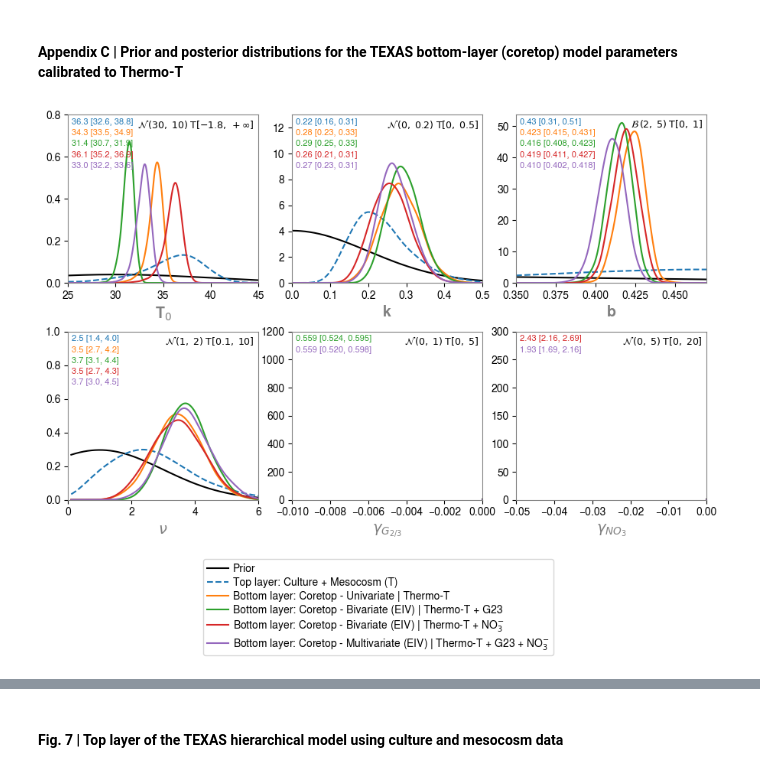
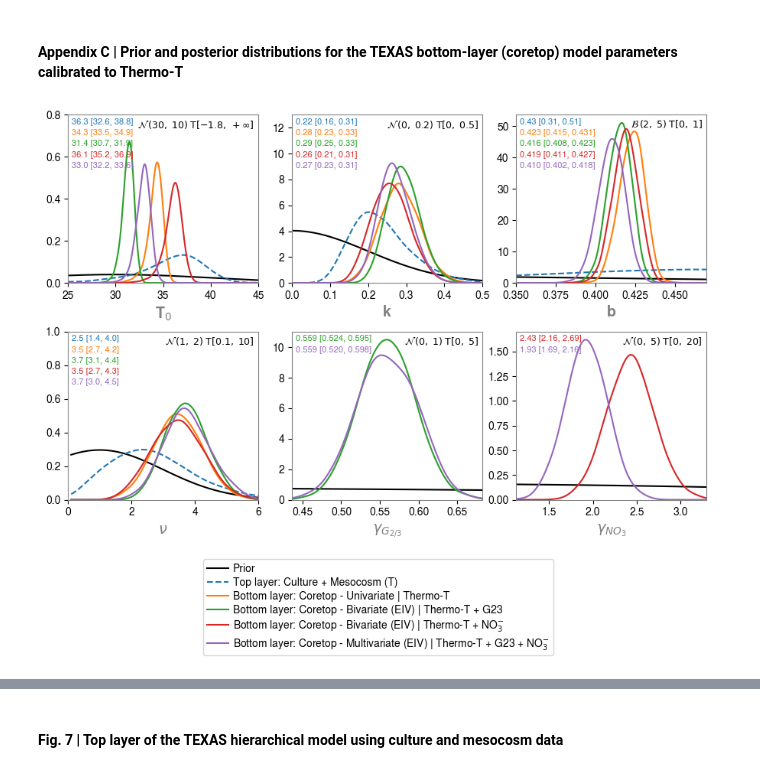
Before and after one commit to PaleoLipidRR/TEXAS, a Jupyter notebook: notebooks/manuscripts/SI_code02_boundedT_TEXAS_analysis.ipynb, the cells around one changed output, grey strips where cells are left out. Saved outputs shown, nothing was run; the diff lists cells and outputs as text; code cells hidden in the pictures.

```diff
--- a/notebooks/manuscripts/SI_code02_boundedT_TEXAS_analysis.ipynb
+++ b/notebooks/manuscripts/SI_code02_boundedT_TEXAS_analysis.ipynb
@@ -1265,38 +1265,38 @@ fig, axs = plot_prior_distributions(
 )
 
 axs[0,0].set_xlim(25,45)
 axs[0,0].set_ylim(0,0.8)
 axs[0,1].set_xlim(0,0.5)
 axs[0,1].set_ylim(0,13)
 axs[0,2].set_xlim(0.35,0.47)
 axs[1,0].set_xlim(0,6)
 axs[1,0].set_ylim(0,1)
-axs[1,1].set_xlim(-0.01,0)
-axs[1,1].set_ylim(0,1200)
-axs[1,2].set_xlim(-0.05,0)
-axs[1,2].set_ylim(0,300)
+# axs[1,1].set_xlim(-0.01,0)
+# axs[1,1].set_ylim(0,1200)
+# axs[1,2].set_xlim(-0.05,0)
+# axs[1,2].set_ylim(0,300)
 
 for ax in axs.flatten():
 
     ax.set_xlabel(ax.get_xlabel(), fontsize=14, color="gray", fontweight='bold')
     ax.set_ylabel(ax.get_ylabel(), fontsize=14, color="gray", fontweight='bold')
 
     # ax.set_xticklabels(ax.get_xticklabels(), fontsize=12, color="gray")
     # ax.set_yticklabels(ax.get_yticklabels(), fontsize=12, color="gray")
 
     ax.spines[:].set_color("gray")
 
 
     ax.grid(False)
     ax.set_ylim(bottom=0)
 
 # Later in notebook
 fig.savefig("posterior_check.png", dpi=300)
 fig.set_facecolor("white")  # or whatever you want
 fpath = f'{local_github_path}/figures/manuscript/finalized/main-text'
 fig.savefig(os.path.join(fpath,'AppendixC_thermoT_prior_distributions_boundedT.pdf'),dpi=300)
 # %% [output]
-[figure, old version]
+[figure, new version]
 # %%
 plot_culmeso_df = gridded_combined_df[gridded_combined_df['datatype'].isin(['culture','mesocosm'])].dropna(subset=['scaledRI','SST']).reset_index(drop=True)
 
```
Also changed, not shown: parts of 8 cells of this notebook.
